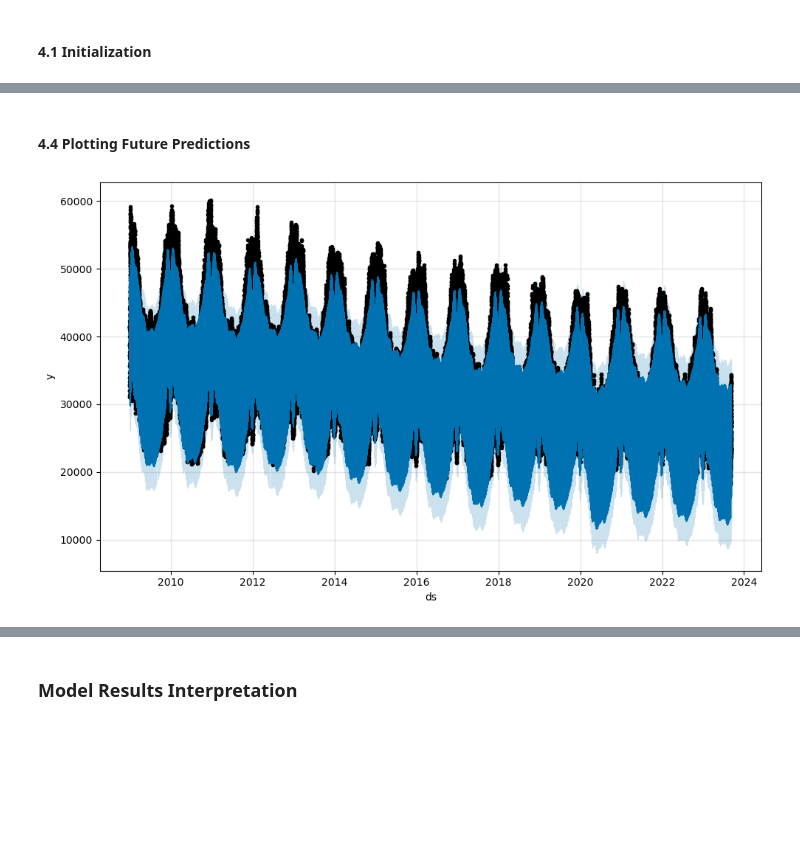
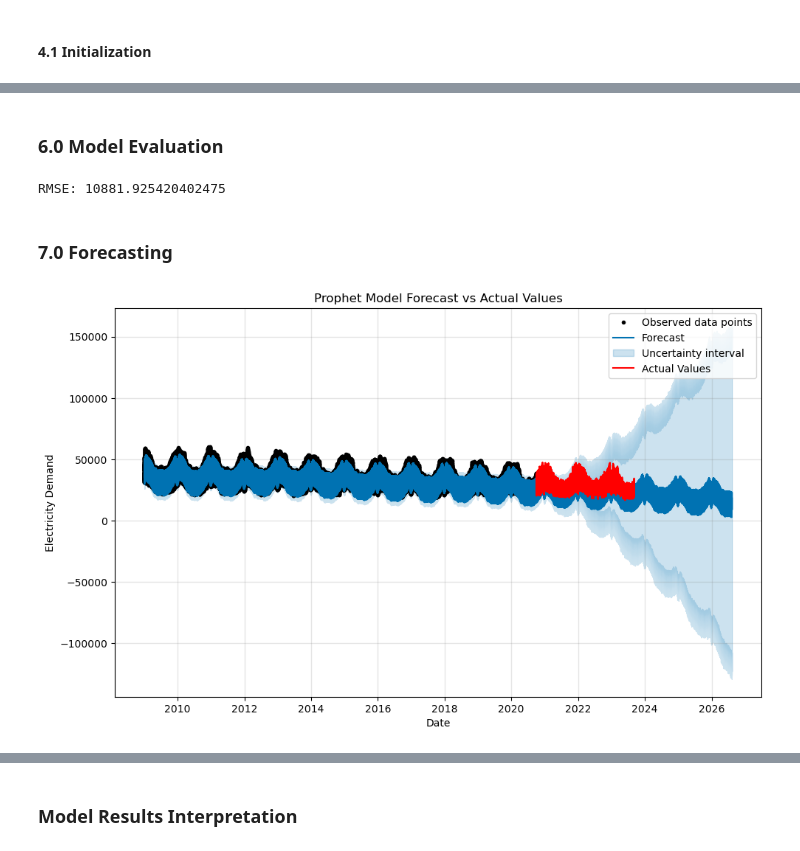
Before and after one commit to Perceive9019/Capstone_3_Project, a Jupyter notebook: 3. Preprocessing_Modeling/02_Preprocessing_Modeling_Part 2.ipynb, the cells around one changed output, grey strips where cells are left out. Cells and saved outputs as stored; diff of their text form; code cells hidden in the pictures; blank space fills up the shorter version.

```diff
--- a/3. Preprocessing_Modeling/02_Preprocessing_Modeling_Part 2.ipynb
+++ b/3. Preprocessing_Modeling/02_Preprocessing_Modeling_Part 2.ipynb
@@ -128,0 +143,4 @@ prophet_model.fit(data_prophet[['ds', 'y']])
+# %%
+train_size = int(0.8*len(data_prophet))
+train_data = data_prophet[:train_size]
+test_data = data_prophet[train_size:]
@@ -128,0 +149,3 @@ prophet_model.fit(data_prophet[['ds', 'y']])
+# %%
+prophet_model = Prophet(daily_seasonality=True, weekly_seasonality=True, yearly_seasonality=True)
+prophet_model.fit(train_data)
@@ -129,4 +159,3 @@ prophet_model.fit(data_prophet[['ds', 'y']])
 # %%
-# Make future dataframe for next 48 periods (considering 30 mins per period which equals 1 day)
-future = prophet_model.make_future_dataframe(periods=48, freq='H')
-forecast = prophet_model.predict(future)
+future_dates = prophet_model.make_future_dataframe(periods=len(test_data), freq='H')
+forecast = prophet_model.predict(future_dates)
@@ -136,0 +165,2 @@ We created a dataframe called future, that extends into the future for 48 period
+# %% [markdown]
+### 6.0 Model Evaluation
@@ -137,7 +171,21 @@ We created a dataframe called future, that extends into the future for 48 period
+# %%
+print(f'RMSE: {rmse}')
+# %% [output]
+RMSE: 10881.925420402475
 # %% [markdown]
-#### 4.4 Plotting Future Predictions
+### 7.0 Forecasting
 # %%
+# Use Prophet's built-in plotting function
 fig = prophet_model.plot(forecast)
+
+# Overlay the actual values from the test set
+plt.plot(test_data['ds'], test_data['y'], 'r', label='Actual Values')
+plt.legend()
+
+plt.title('Prophet Model Forecast vs Actual Values')
+plt.xlabel('Date')
+plt.ylabel('Electricity Demand')
+plt.show()
 # %% [output]
-[figure, old version]
+[figure, new version]
 # %% [markdown]
```
Also changed, not shown: parts of 30 cells of this notebook.
